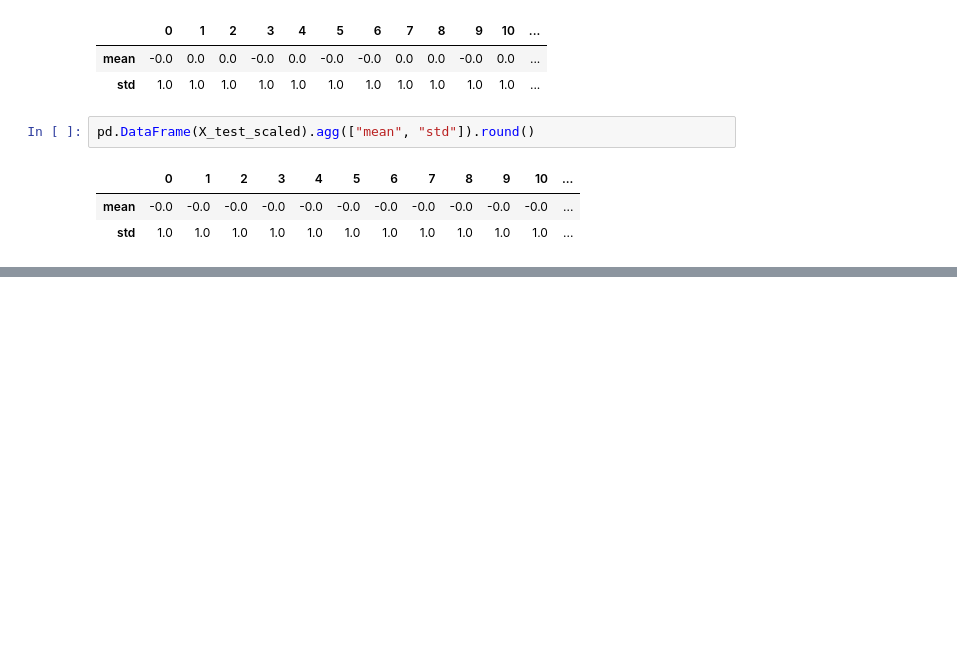
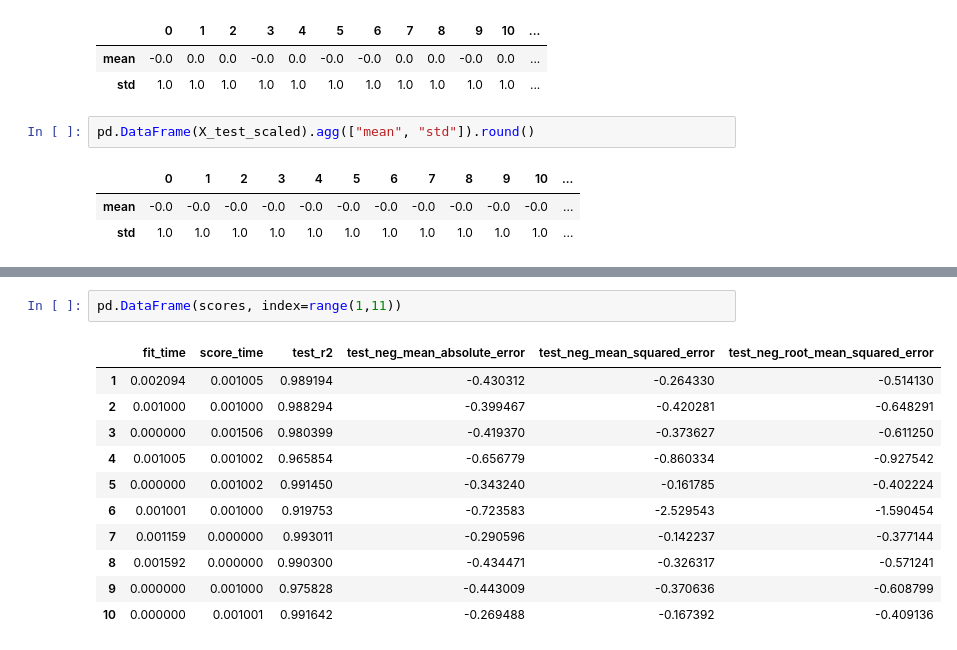
Before and after one commit to Sungur66/Myfiles_from_Batch168, a Jupyter notebook: 15.ML/3-ML_Regularization-Ridge-Lasso.ipynb, the cells around one changed output, grey strips where cells are left out. Drawn from its saved outputs; the diff is of its cells as text; blank space fills up the shorter version.

```diff
--- a/15.ML/3-ML_Regularization-Ridge-Lasso.ipynb
+++ b/15.ML/3-ML_Regularization-Ridge-Lasso.ipynb
@@ -129,0 +430,14 @@ pd.DataFrame(X_test_scaled).agg(["mean", "std"]).round()
+# %%
+pd.DataFrame(scores, index=range(1,11))
+# %% [output]
+|  | fit_time | score_time | test_r2 | test_neg_mean_absolute_error | test_neg_mean_squared_error | test_neg_root_mean_squared_error |
+| 1 | 0.002094 | 0.001005 | 0.989194 | -0.430312 | -0.264330 | -0.514130 |
+| 2 | 0.001000 | 0.001000 | 0.988294 | -0.399467 | -0.420281 | -0.648291 |
+| 3 | 0.000000 | 0.001506 | 0.980399 | -0.419370 | -0.373627 | -0.611250 |
+| 4 | 0.001005 | 0.001002 | 0.965854 | -0.656779 | -0.860334 | -0.927542 |
+| 5 | 0.000000 | 0.001002 | 0.991450 | -0.343240 | -0.161785 | -0.402224 |
+| 6 | 0.001001 | 0.001000 | 0.919753 | -0.723583 | -2.529543 | -1.590454 |
+| 7 | 0.001159 | 0.000000 | 0.993011 | -0.290596 | -0.142237 | -0.377144 |
+| 8 | 0.001592 | 0.000000 | 0.990300 | -0.434471 | -0.326317 | -0.571241 |
+| 9 | 0.000000 | 0.001000 | 0.975828 | -0.443009 | -0.370636 | -0.608799 |
+| 10 | 0.000000 | 0.001001 | 0.991642 | -0.269488 | -0.167392 | -0.409136 |
```
Also changed, not shown: parts of 62 cells of this notebook.
